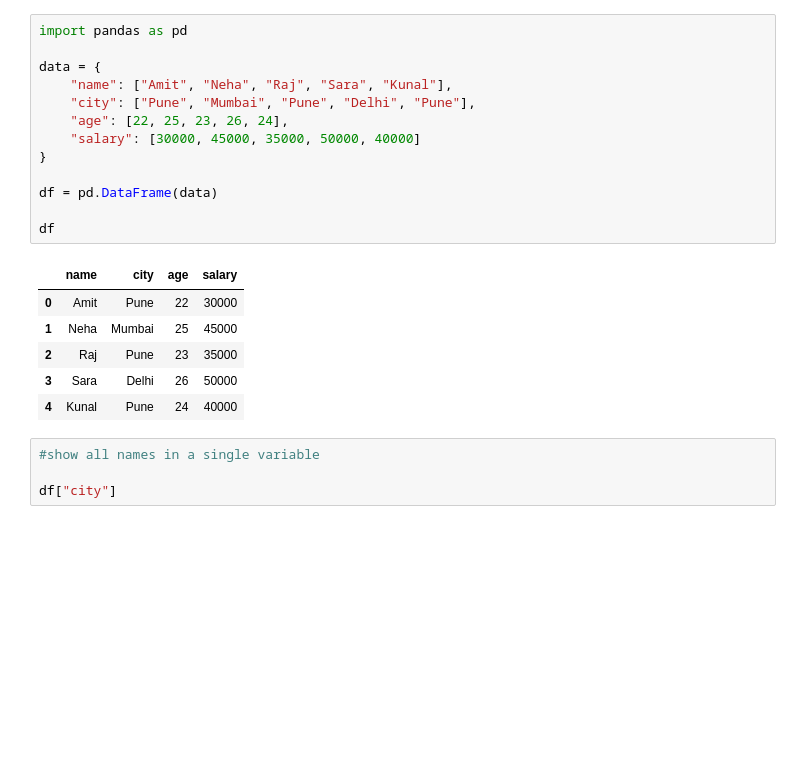
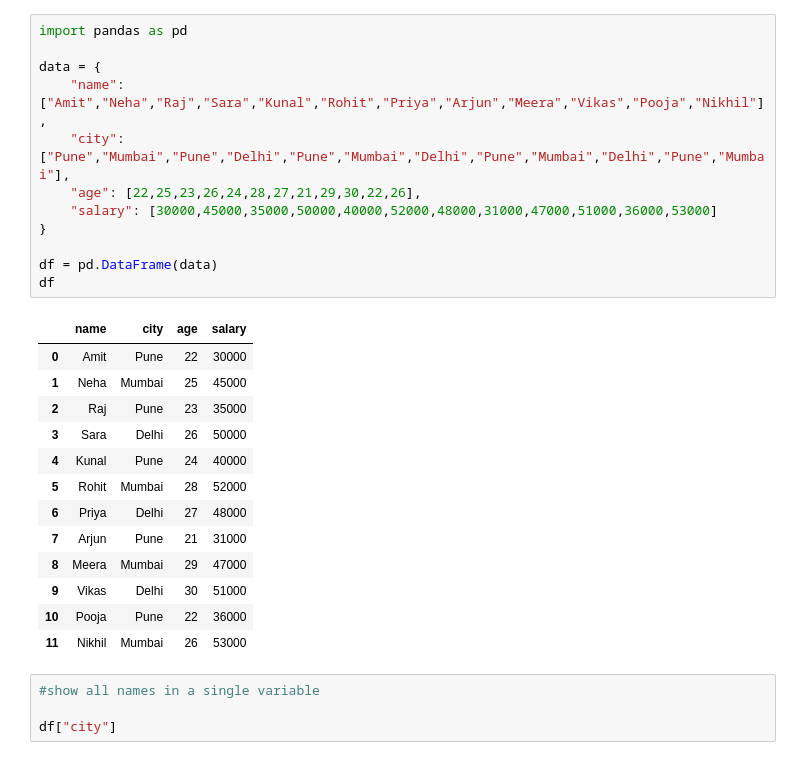
Before and after one commit to Aztec331/Practice-cs, a Jupyter notebook: notebooks/day03_pandas_basics.ipynb, the cells around one changed output. Saved outputs shown, nothing was run; the diff lists cells and outputs as text; blank space fills up the shorter version.

```diff
--- a/notebooks/day03_pandas_basics.ipynb
+++ b/notebooks/day03_pandas_basics.ipynb
@@ -1,23 +1,29 @@
 # %%
 import pandas as pd
 
 data = {
-    "name": ["Amit", "Neha", "Raj", "Sara", "Kunal"],
-    "city": ["Pune", "Mumbai", "Pune", "Delhi", "Pune"],
-    "age": [22, 25, 23, 26, 24],
-    "salary": [30000, 45000, 35000, 50000, 40000]
+    "name": ["Amit","Neha","Raj","Sara","Kunal","Rohit","Priya","Arjun","Meera","Vikas","Pooja","Nikhil"],
+    "city": ["Pune","Mumbai","Pune","Delhi","Pune","Mumbai","Delhi","Pune","Mumbai","Delhi","Pune","Mumbai"],
+    "age": [22,25,23,26,24,28,27,21,29,30,22,26],
+    "salary": [30000,45000,35000,50000,40000,52000,48000,31000,47000,51000,36000,53000]
 }
 
 df = pd.DataFrame(data)
-
 df
 # %% [output]
 |  | name | city | age | salary |
 | 0 | Amit | Pune | 22 | 30000 |
 | 1 | Neha | Mumbai | 25 | 45000 |
 | 2 | Raj | Pune | 23 | 35000 |
 | 3 | Sara | Delhi | 26 | 50000 |
 | 4 | Kunal | Pune | 24 | 40000 |
+| 5 | Rohit | Mumbai | 28 | 52000 |
+| 6 | Priya | Delhi | 27 | 48000 |
+| 7 | Arjun | Pune | 21 | 31000 |
+| 8 | Meera | Mumbai | 29 | 47000 |
+| 9 | Vikas | Delhi | 30 | 51000 |
+| 10 | Pooja | Pune | 22 | 36000 |
+| 11 | Nikhil | Mumbai | 26 | 53000 |
 # %%
 #show all names in a single variable
 
```
Also changed, not shown: parts of 15 cells of this notebook.
